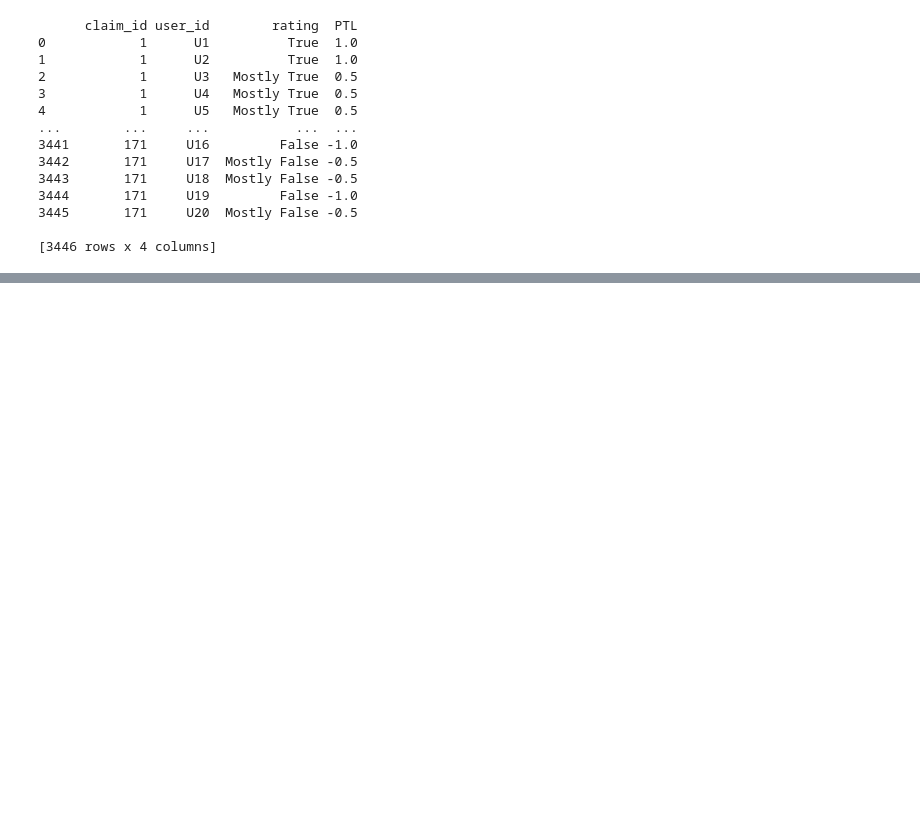
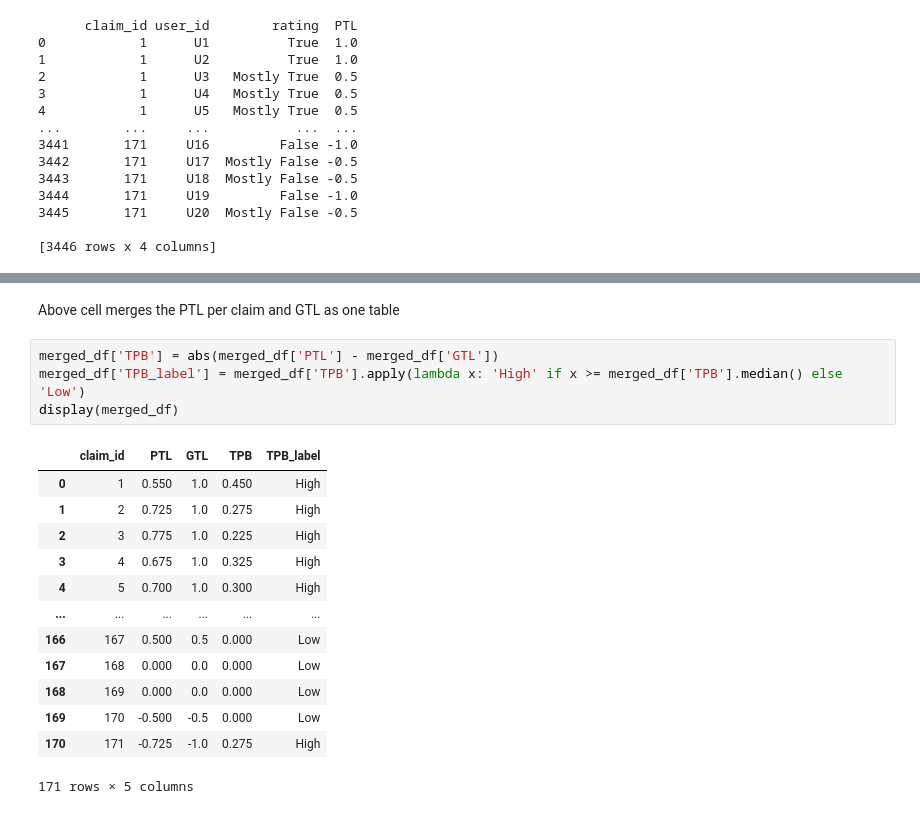
Before and after one commit to GaganDeshbhandari/ml-project, a Jupyter notebook: scripts.ipynb, the cells around one changed output, grey strips where cells are left out. Drawn from its saved outputs; the diff is of its cells as text; blank space fills up the shorter version.

```diff
--- a/scripts.ipynb
+++ b/scripts.ipynb
@@ -165,0 +207,20 @@ print(user_perception_df)
+# %% [markdown]
+Above cell merges the PTL per claim and GTL as one table
+# %%
+merged_df['TPB'] = abs(merged_df['PTL'] - merged_df['GTL'])
+merged_df['TPB_label'] = merged_df['TPB'].apply(lambda x: 'High' if x >= merged_df['TPB'].median() else 'Low')
+display(merged_df)
+# %% [output]
+|  | claim_id | PTL | GTL | TPB | TPB_label |
+| 0 | 1 | 0.550 | 1.0 | 0.450 | High |
+| 1 | 2 | 0.725 | 1.0 | 0.275 | High |
+| 2 | 3 | 0.775 | 1.0 | 0.225 | High |
+| 3 | 4 | 0.675 | 1.0 | 0.325 | High |
+| 4 | 5 | 0.700 | 1.0 | 0.300 | High |
+| ... | ... | ... | ... | ... | ... |
+| 166 | 167 | 0.500 | 0.5 | 0.000 | Low |
+| 167 | 168 | 0.000 | 0.0 | 0.000 | Low |
+| 168 | 169 | 0.000 | 0.0 | 0.000 | Low |
+| 169 | 170 | -0.500 | -0.5 | 0.000 | Low |
+| 170 | 171 | -0.725 | -1.0 | 0.275 | High |
+171 rows × 5 columns
```
Also changed, not shown: parts of 11 cells of this notebook.
